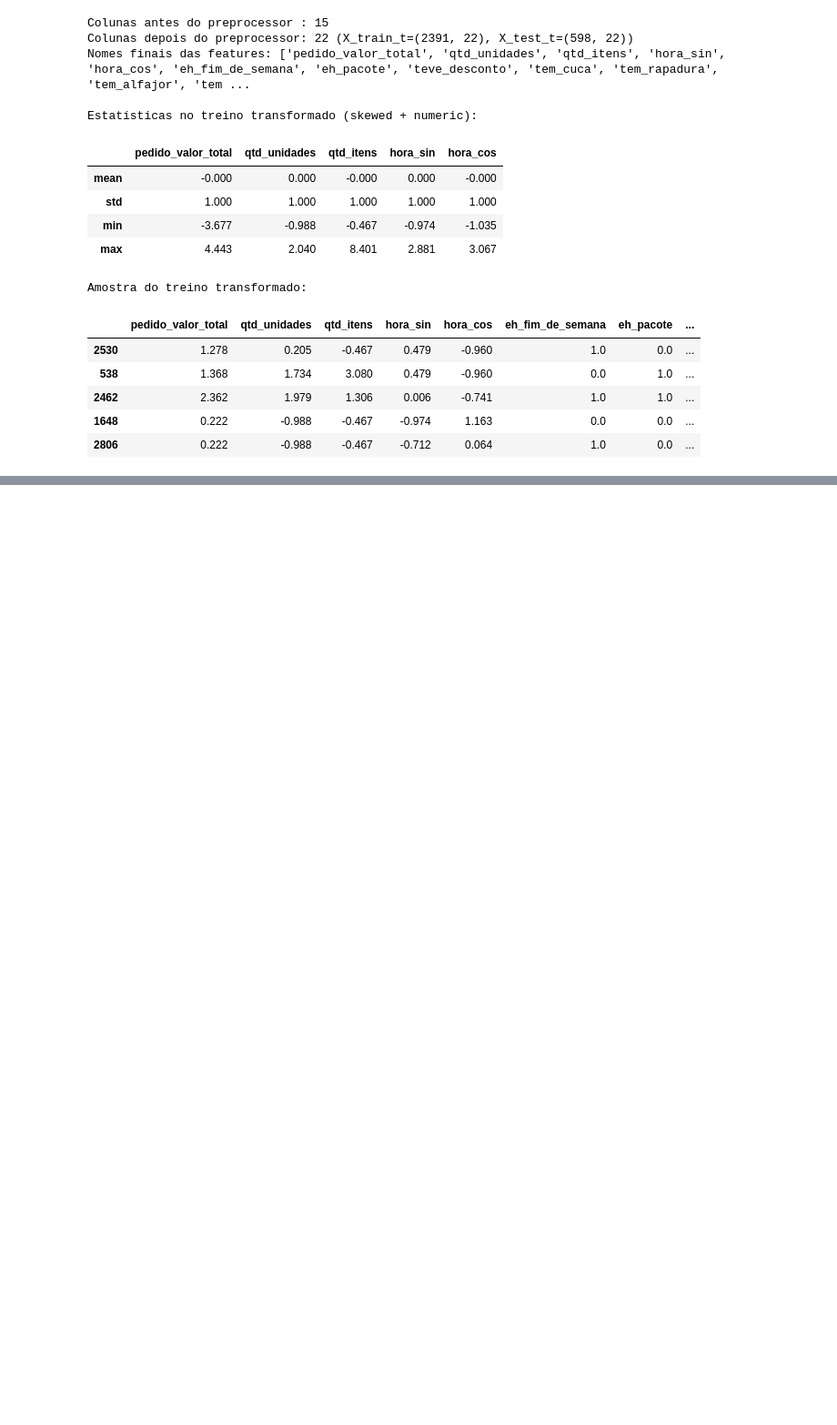
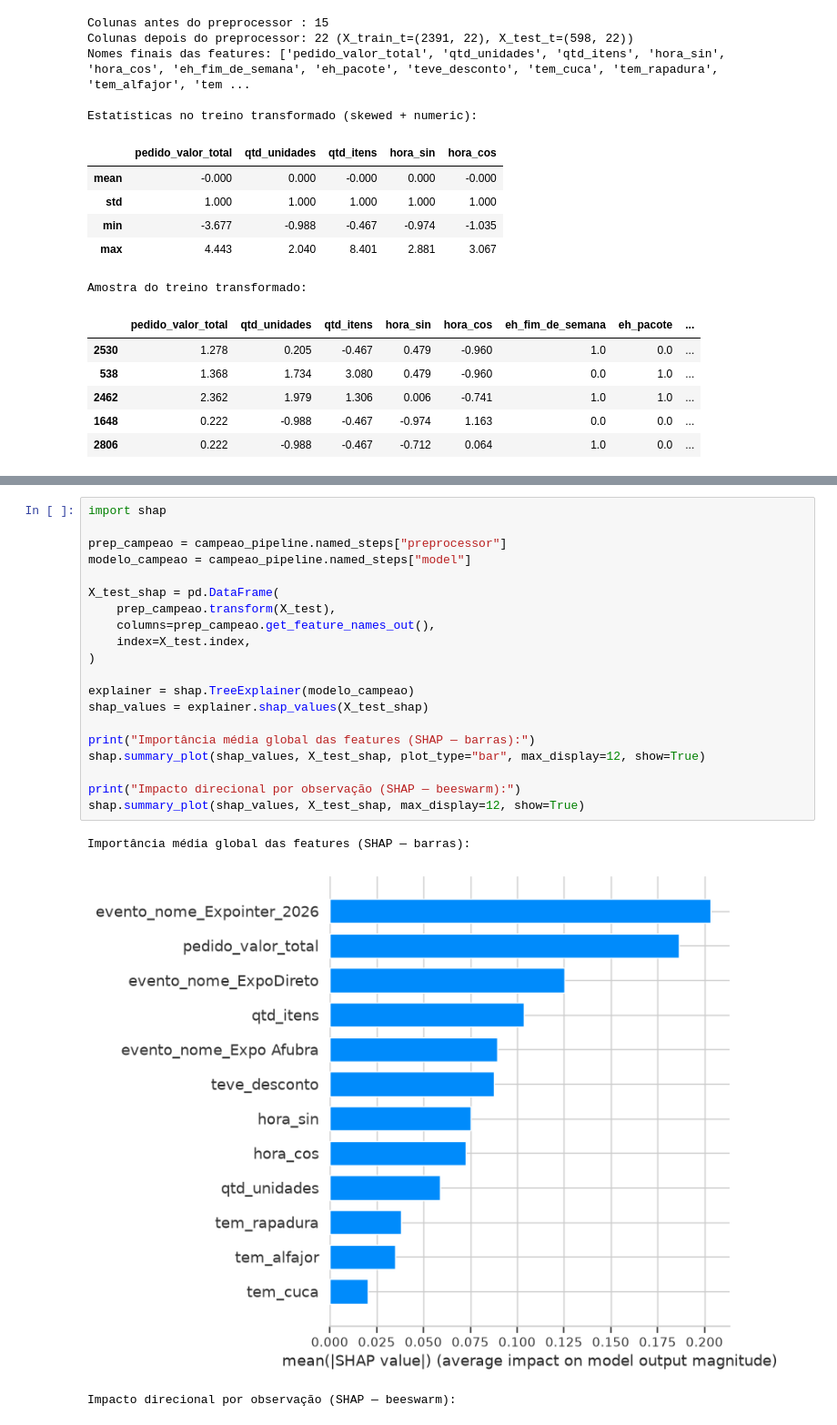
Before and after one commit to SIS-AMF/2026-2_trabalho_g2_cd, a Jupyter notebook: trabalho_g2.ipynb, the cells around one changed output, grey strips where cells are left out. Shown at 91% size. Saved outputs shown, nothing was run; the diff lists cells and outputs as text; blank space fills up the shorter version.

```diff
--- a/trabalho_g2.ipynb
+++ b/trabalho_g2.ipynb
@@ -1056,0 +1294,24 @@ Amostra do treino transformado:
+# %%
+import shap
+
+prep_campeao = campeao_pipeline.named_steps["preprocessor"]
+modelo_campeao = campeao_pipeline.named_steps["model"]
+
+X_test_shap = pd.DataFrame(
+    prep_campeao.transform(X_test),
+    columns=prep_campeao.get_feature_names_out(),
+    index=X_test.index,
+)
+
+explainer = shap.TreeExplainer(modelo_campeao)
+shap_values = explainer.shap_values(X_test_shap)
+
+print("Importância média global das features (SHAP — barras):")
+shap.summary_plot(shap_values, X_test_shap, plot_type="bar", max_display=12, show=True)
+
+print("Impacto direcional por observação (SHAP — beeswarm):")
+shap.summary_plot(shap_values, X_test_shap, max_display=12, show=True)
+# %% [output]
+Importância média global das features (SHAP — barras):
+[figure, added]
+Impacto direcional por observação (SHAP — beeswarm):
```
Also changed, not shown: parts of 13 cells of this notebook, 2 other files.
